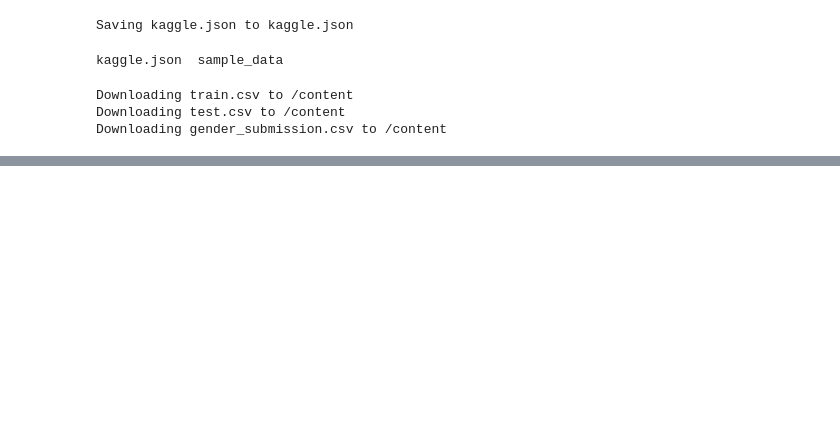
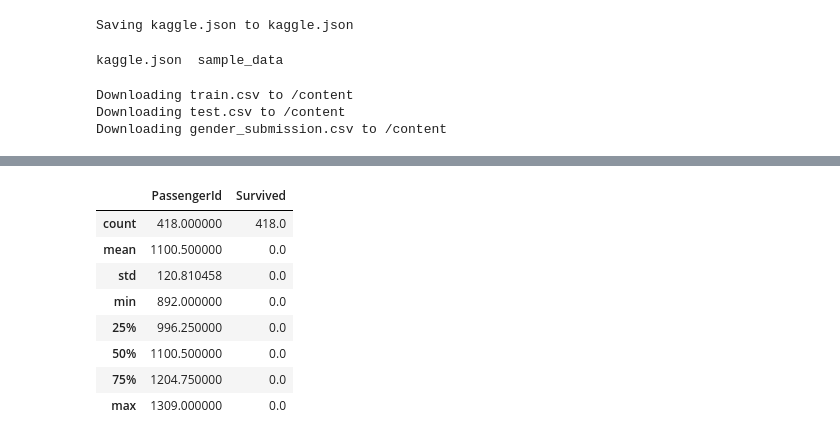
Before and after one commit to Maratinhos/hw, a Jupyter notebook: Kaggle_Titanic.ipynb, the cells around one changed output, grey strips where cells are left out. Saved outputs shown, nothing was run; the diff lists cells and outputs as text; code cells hidden in the pictures; blank space fills up the shorter version.

```diff
--- a/Kaggle_Titanic.ipynb
+++ b/Kaggle_Titanic.ipynb
@@ -39,6 +39,7 @@ Downloading test.csv to /content
 Downloading gender_submission.csv to /content
 # %%
 df = pd.read_csv('train.csv')
+df_test = pd.read_csv('test.csv')
 # %%
 df.head()
 # %% [output]
@@ -108 +58,7 @@ Name: Pclass, dtype: float64
+# %%
+df_test['Sex'] = df_test['Sex'].replace('male', 0)
+df_test['Sex'] = df_test['Sex'].replace('female', 1)
+df_test['Embarked'] = df_test['Embarked'].replace('S', 0)
+df_test['Embarked'] = df_test['Embarked'].replace('C', 1)
+df_test['Embarked'] = df_test['Embarked'].replace('Q', 2)
 # %%
@@ -256,0 +167,18 @@ plt.show()
+# %%
+y_pred = model.predict(x_test_scaled)
+y_final = (predictions > 0.5).astype(int).reshape(df_test.shape[0])
+
+output = pd.DataFrame({'PassengerId': df_test['PassengerId'], 'Survived': y_final})
+output.to_csv('prediction.csv', index=False)
+# %%
+output.describe()
+# %% [output]
+|  | PassengerId | Survived |
+| count | 418.000000 | 418.0 |
+| mean | 1100.500000 | 0.0 |
+| std | 120.810458 | 0.0 |
+| min | 892.000000 | 0.0 |
+| 25% | 996.250000 | 0.0 |
+| 50% | 1100.500000 | 0.0 |
+| 75% | 1204.750000 | 0.0 |
+| max | 1309.000000 | 0.0 |
```
Also changed, not shown: parts of 28 cells of this notebook.
